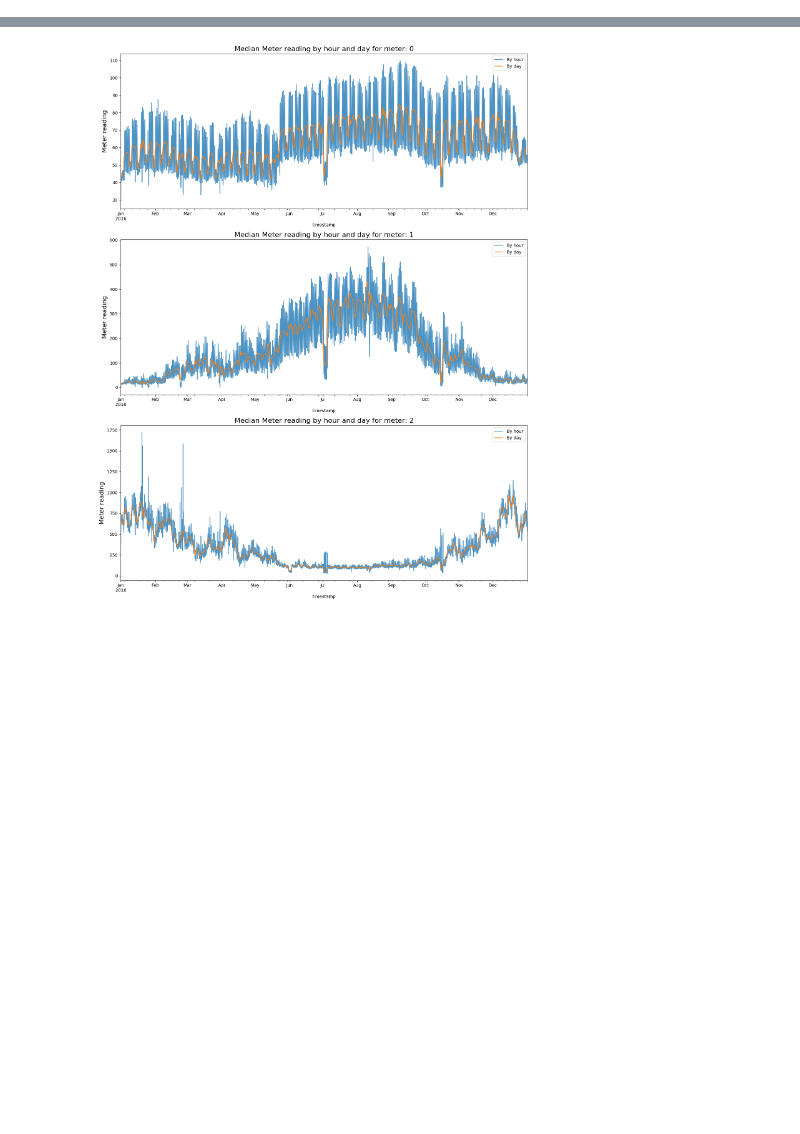
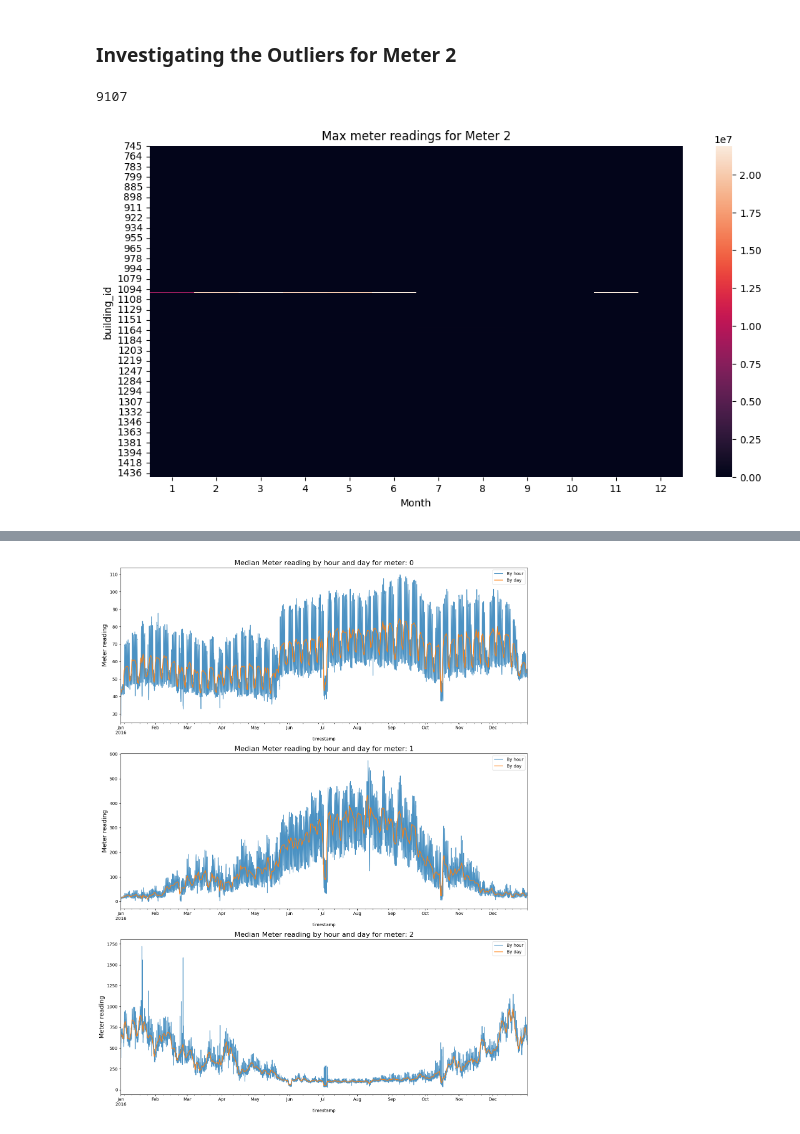
Before and after one commit to sharad5/EnergyPrediction-ASHRAE, a Jupyter notebook: code/EDA + Data Treatment (Sharad).ipynb, the cells around one changed output, grey strips where cells are left out. Saved outputs shown, nothing was run; the diff lists cells and outputs as text; code cells hidden in the pictures; blank space fills up the shorter version.

```diff
--- a/code/EDA + Data Treatment (Sharad).ipynb
+++ b/code/EDA + Data Treatment (Sharad).ipynb
@@ -11,0 +211,19 @@ test = pd.read_csv('../data/test.csv')
+# %% [markdown]
+### Investigating the Outliers for Meter 2
+# %%
+temp = train.copy()
+temp["Month"] = temp["timestamp"].dt.month
+temp = temp[temp["meter"]==2]
+# temp["zero_meter_reading"] = (temp["meter_reading"] < 5).astype(int)
+temp = temp.groupby(["building_id","Month"]).agg(max_readings = ("meter_reading", "max")).reset_index()
+
+temp = pd.pivot_table(temp, values="max_readings", index=["building_id"], columns=["Month"], fill_value=0)
+plt.figure(figsize = (12,6))
+sns.heatmap(temp)
+plt.title("Max meter readings for Meter 2")
+
+del temp
+gc.collect()
+# %% [output]
+9107
+[figure, added]
```
Also changed, not shown: parts of 40 cells of this notebook.
